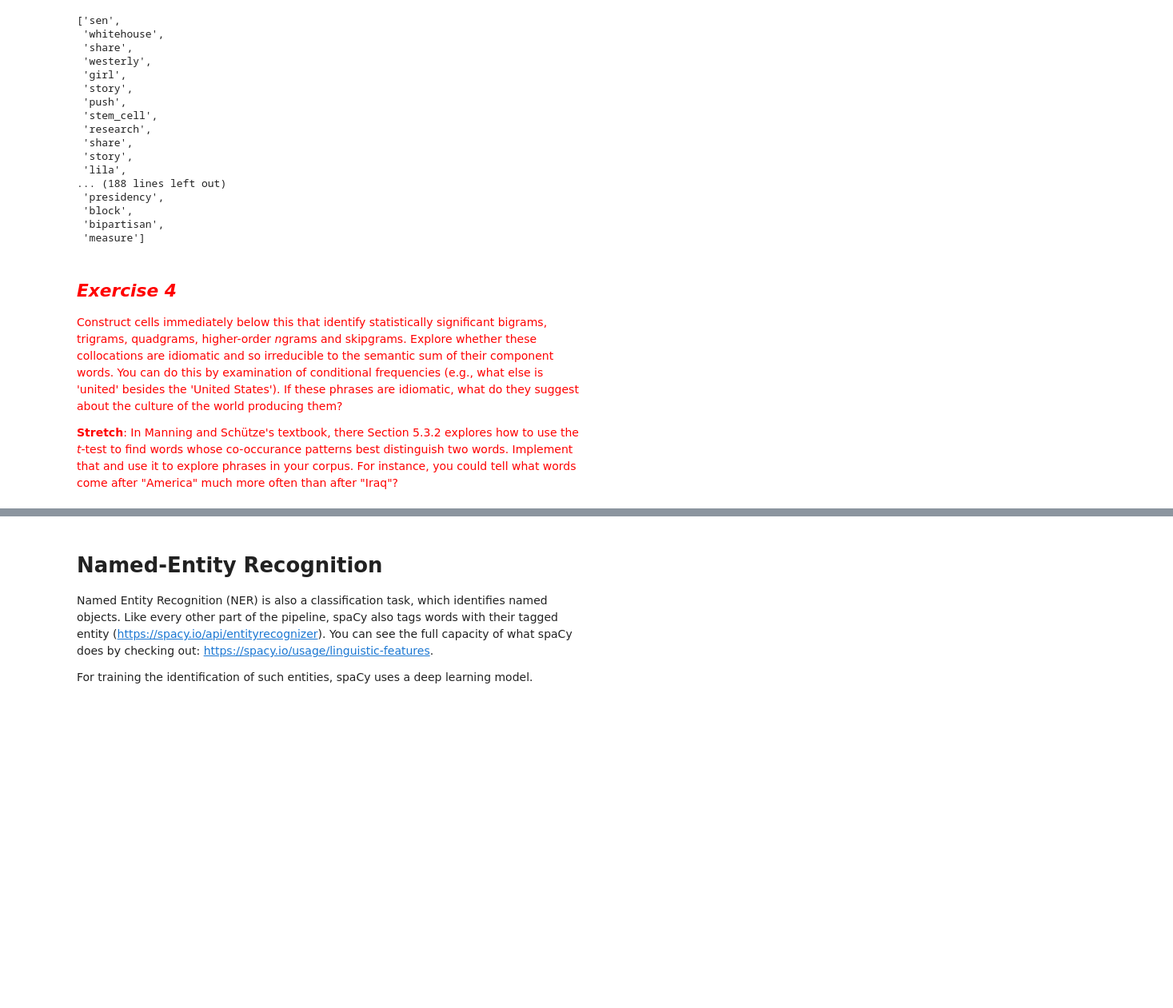
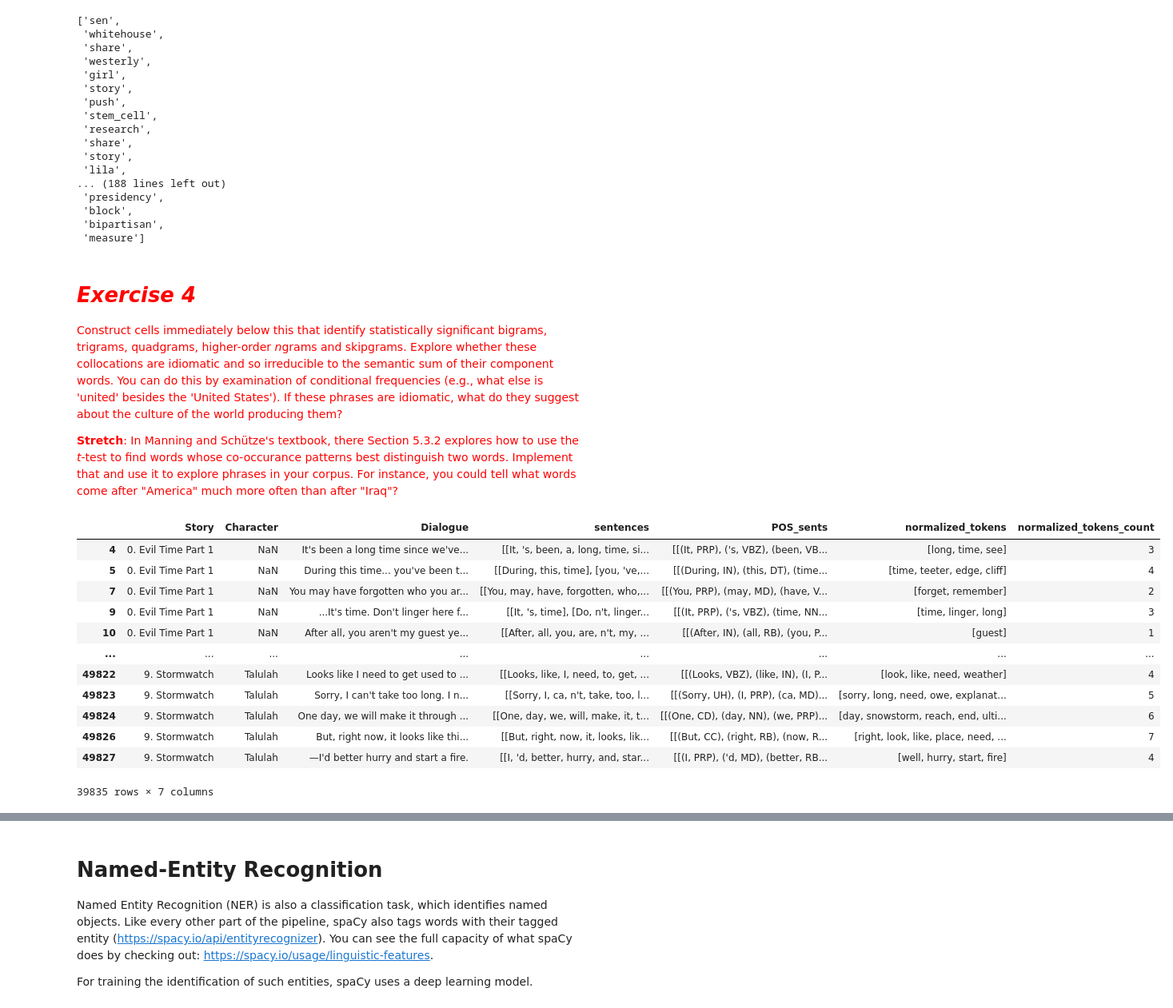
Before and after one commit to Marugannwg/Contant_Analysis_Study, a Jupyter notebook: week 2/2-Counting Words & Phrases to Trace the Distribution of Meaning.ipynb, the cells around one changed output, grey strips where cells are left out. Shown at 80% size. Cells and saved outputs as stored; diff of their text form; code cells hidden in the pictures; blank space fills up the shorter version.

```diff
--- a/week 2/2-Counting Words & Phrases to Trace the Distribution of Meaning.ipynb
+++ b/week 2/2-Counting Words & Phrases to Trace the Distribution of Meaning.ipynb
@@ -1848,8 +1835,24 @@ texts[0]
  'bipartisan',
  'measure']
 # %% [markdown]
-## <font color="red">*Exercise 4*</font>
+# <font color="red">*Exercise 4*</font>
 
 <font color="red">Construct cells immediately below this that identify statistically significant bigrams, trigrams, quadgrams, higher-order *n*grams and skipgrams. Explore whether these collocations are idiomatic and so irreducible to the semantic sum of their component words. You can do this by examination of conditional frequencies (e.g., what else is 'united' besides the 'United States'). If these phrases are idiomatic, what do they suggest about the culture of the world producing them?
 
 <font color="red">**Stretch**: In Manning and Schütze's textbook, there Section 5.3.2 explores how to use the *t*-test to find words whose co-occurance patterns best distinguish two words. Implement that and use it to explore phrases in your corpus. For instance, you could tell what words come after "America" much more often than after "Iraq"?</font>
+# %%
+main_plots_df
+# %% [output]
+|  | Story | Character | Dialogue | sentences | POS_sents | normalized_tokens | normalized_tokens_count |
+| 4 | 0. Evil Time Part 1 | NaN | It's been a long time since we've... | [[It, 's, been, a, long, time, si... | [[(It, PRP), ('s, VBZ), (been, VB... | [long, time, see] | 3 |
+| 5 | 0. Evil Time Part 1 | NaN | During this time... you've been t... | [[During, this, time], [you, 've,... | [[(During, IN), (this, DT), (time... | [time, teeter, edge, cliff] | 4 |
+| 7 | 0. Evil Time Part 1 | NaN | You may have forgotten who you ar... | [[You, may, have, forgotten, who,... | [[(You, PRP), (may, MD), (have, V... | [forget, remember] | 2 |
+| 9 | 0. Evil Time Part 1 | NaN | ...It's time. Don't linger here f... | [[It, 's, time], [Do, n't, linger... | [[(It, PRP), ('s, VBZ), (time, NN... | [time, linger, long] | 3 |
+| 10 | 0. Evil Time Part 1 | NaN | After all, you aren't my guest ye... | [[After, all, you, are, n't, my, ... | [[(After, IN), (all, RB), (you, P... | [guest] | 1 |
+| ... | ... | ... | ... | ... | ... | ... | ... |
+| 49822 | 9. Stormwatch | Talulah | Looks like I need to get used to ... | [[Looks, like, I, need, to, get, ... | [[(Looks, VBZ), (like, IN), (I, P... | [look, like, need, weather] | 4 |
+| 49823 | 9. Stormwatch | Talulah | Sorry, I can't take too long. I n... | [[Sorry, I, ca, n't, take, too, l... | [[(Sorry, UH), (I, PRP), (ca, MD)... | [sorry, long, need, owe, explanat... | 5 |
+| 49824 | 9. Stormwatch | Talulah | One day, we will make it through ... | [[One, day, we, will, make, it, t... | [[(One, CD), (day, NN), (we, PRP)... | [day, snowstorm, reach, end, ulti... | 6 |
+| 49826 | 9. Stormwatch | Talulah | But, right now, it looks like thi... | [[But, right, now, it, looks, lik... | [[(But, CC), (right, RB), (now, R... | [right, look, like, place, need, ... | 7 |
+| 49827 | 9. Stormwatch | Talulah | —I'd better hurry and start a fire. | [[I, 'd, better, hurry, and, star... | [[(I, PRP), ('d, MD), (better, RB... | [well, hurry, start, fire] | 4 |
+39835 rows × 7 columns
```
Also changed, not shown: parts of 22 cells of this notebook.
